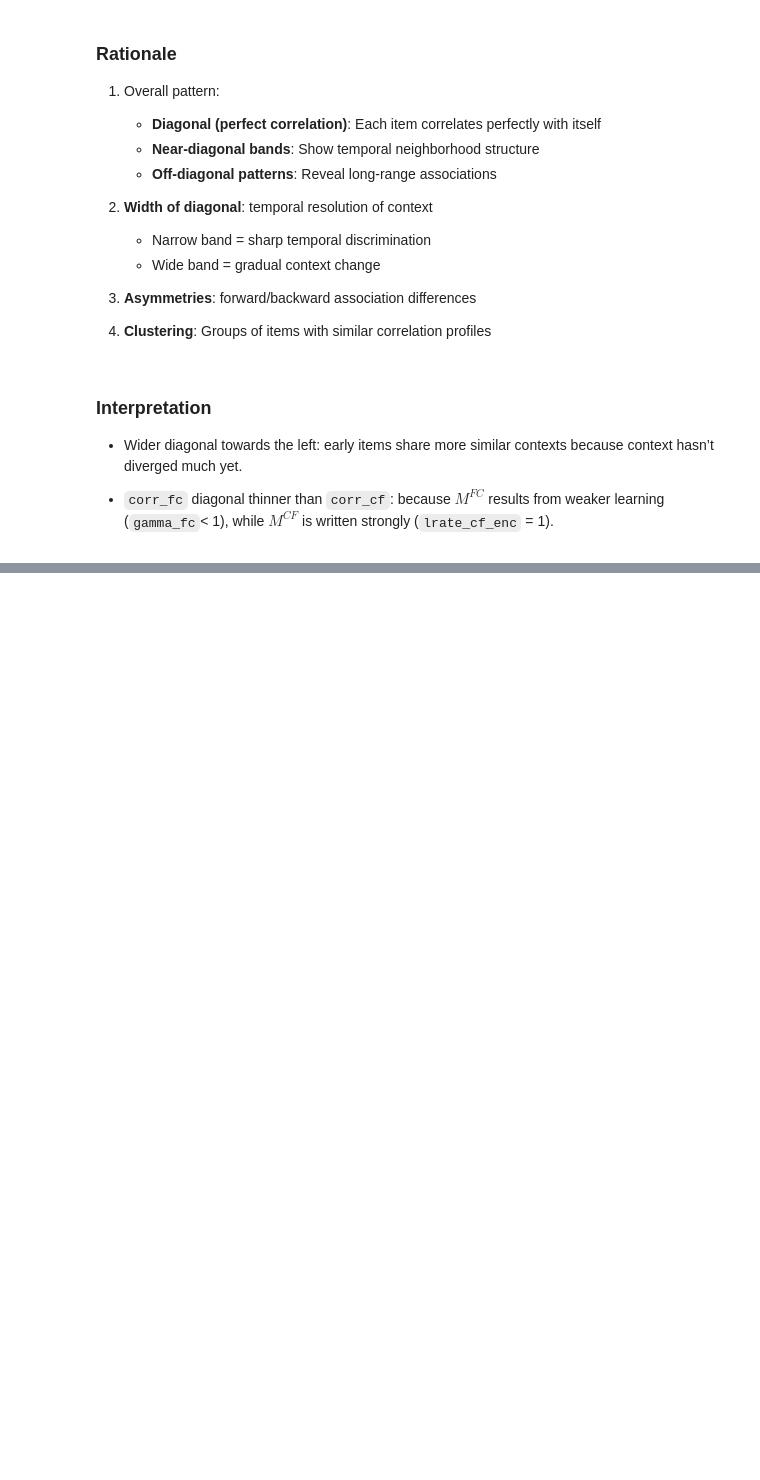
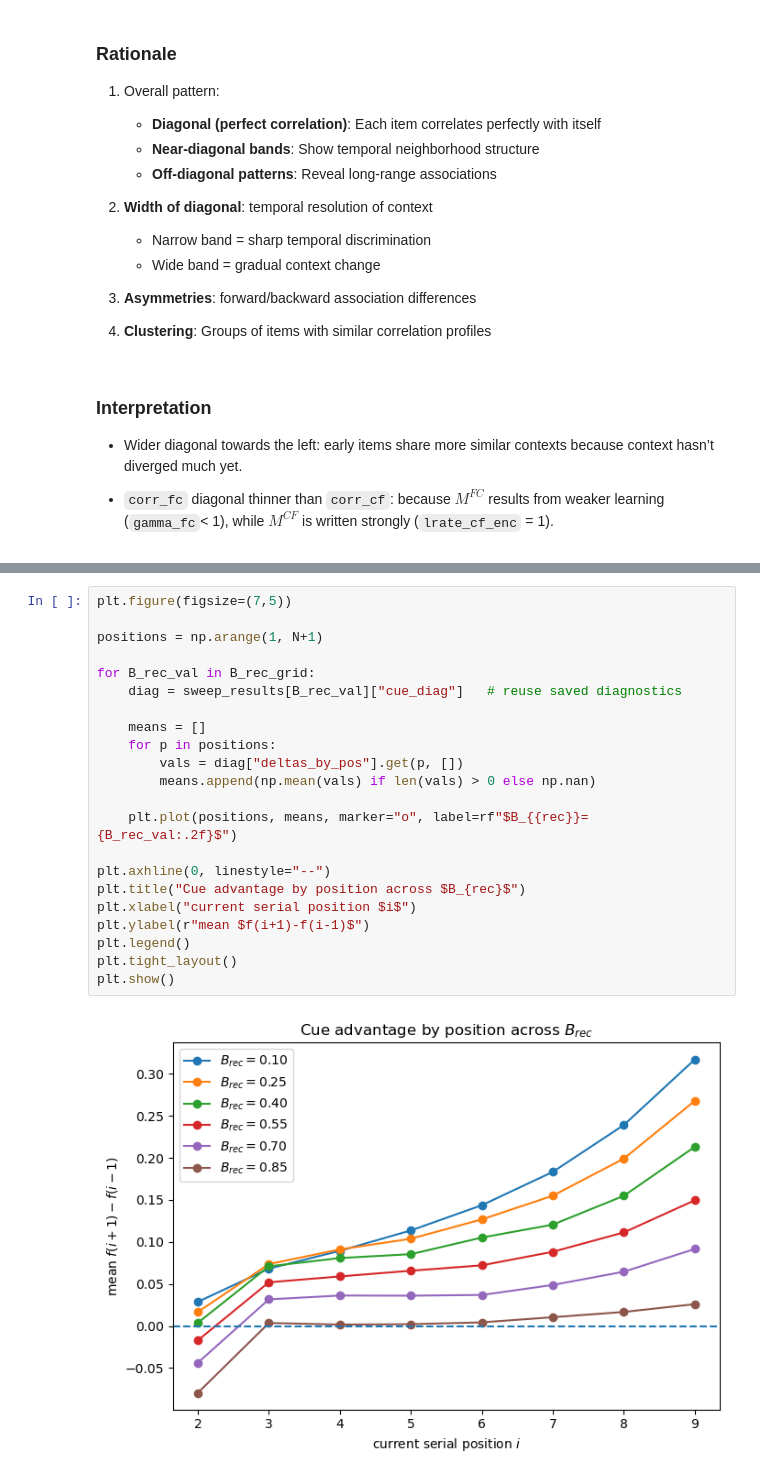
Before and after one commit to beaverjuly/PTSD_MemorySegmentation, a Jupyter notebook: external/CMR_SEM/CMR_SEM_annotated.ipynb, the cells around one changed output, grey strips where cells are left out. Cells and saved outputs as stored; diff of their text form; blank space fills up the shorter version.

```diff
--- a/external/CMR_SEM/CMR_SEM_annotated.ipynb
+++ b/external/CMR_SEM/CMR_SEM_annotated.ipynb
@@ -896,0 +1375,24 @@ plt.show()
+# %%
+plt.figure(figsize=(7,5))
+
+positions = np.arange(1, N+1)
+
+for B_rec_val in B_rec_grid:
+    diag = sweep_results[B_rec_val]["cue_diag"]   # reuse saved diagnostics
+
+    means = []
+    for p in positions:
+        vals = diag["deltas_by_pos"].get(p, [])
+        means.append(np.mean(vals) if len(vals) > 0 else np.nan)
+
+    plt.plot(positions, means, marker="o", label=rf"$B_{{rec}}={B_rec_val:.2f}$")
+
+plt.axhline(0, linestyle="--")
+plt.title("Cue advantage by position across $B_{rec}$")
+plt.xlabel("current serial position $i$")
+plt.ylabel(r"mean $f(i+1)-f(i-1)$")
+plt.legend()
+plt.tight_layout()
+plt.show()
+# %% [output]
+[figure, added]
```
Also changed, not shown: parts of 27 cells of this notebook.
